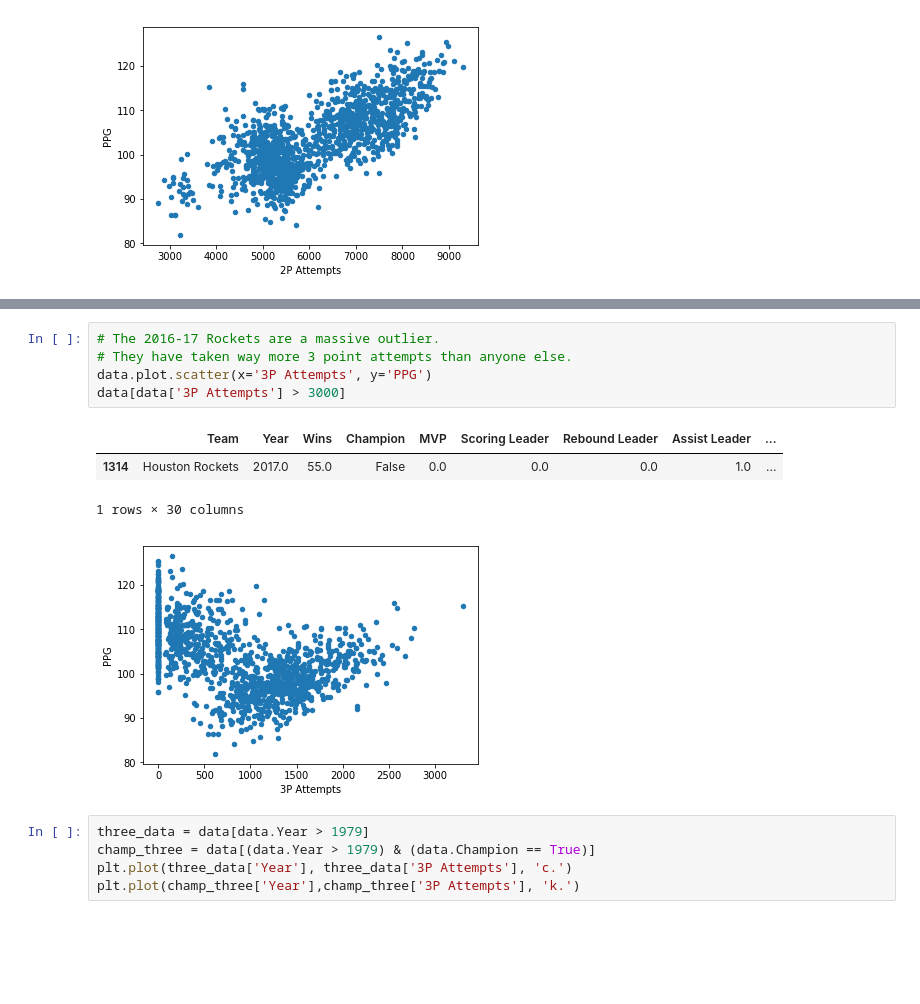
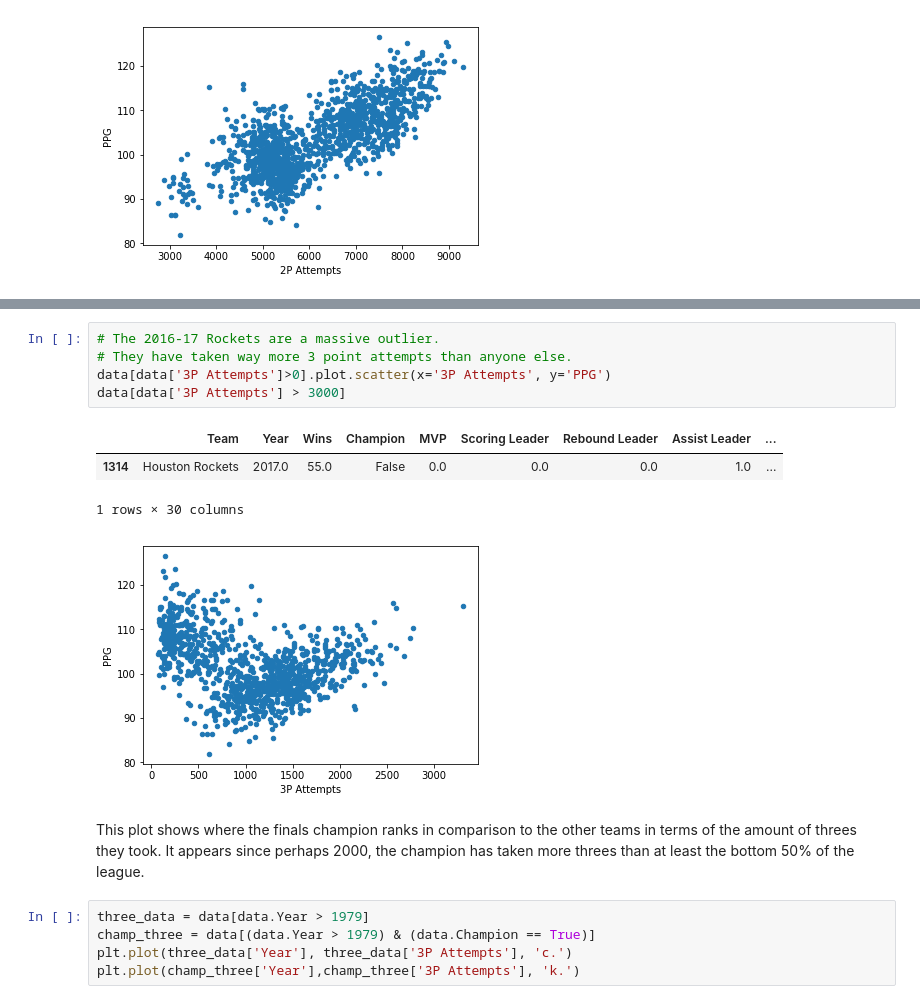
Before and after one commit to jfong27/NBA-Machine-Learning, a Jupyter notebook: Data Exploration.ipynb, the cells around one changed output, grey strips where cells are left out. Saved outputs shown, nothing was run; the diff lists cells and outputs as text; blank space fills up the shorter version.

```diff
--- a/Data Exploration.ipynb
+++ b/Data Exploration.ipynb
@@ -97,13 +94,15 @@ data.groupby('Year')['PPG'].mean().plot()
 # %%
 # The 2016-17 Rockets are a massive outlier.
 # They have taken way more 3 point attempts than anyone else.
-data.plot.scatter(x='3P Attempts', y='PPG')
+data[data['3P Attempts']>0].plot.scatter(x='3P Attempts', y='PPG')
 data[data['3P Attempts'] > 3000]
 # %% [output]
 |  | Team | Year | Wins | Champion | MVP | Scoring Leader | Rebound Leader | Assist Leader | ... |
 | 1314 | Houston Rockets | 2017.0 | 55.0 | False | 0.0 | 0.0 | 0.0 | 1.0 | ... |
 1 rows × 30 columns
-[figure, old version]
+[figure, new version]
+# %% [markdown]
+This plot shows where the finals champion ranks in comparison to the other teams in terms of the amount of threes they took. It appears since perhaps 2000, the champion has taken more threes than at least the bottom 50% of the league.
 # %%
 three_data = data[data.Year > 1979]
 champ_three = data[(data.Year > 1979) & (data.Champion == True)]
```
Also changed, not shown: parts of 31 cells of this notebook, 5 other files.
